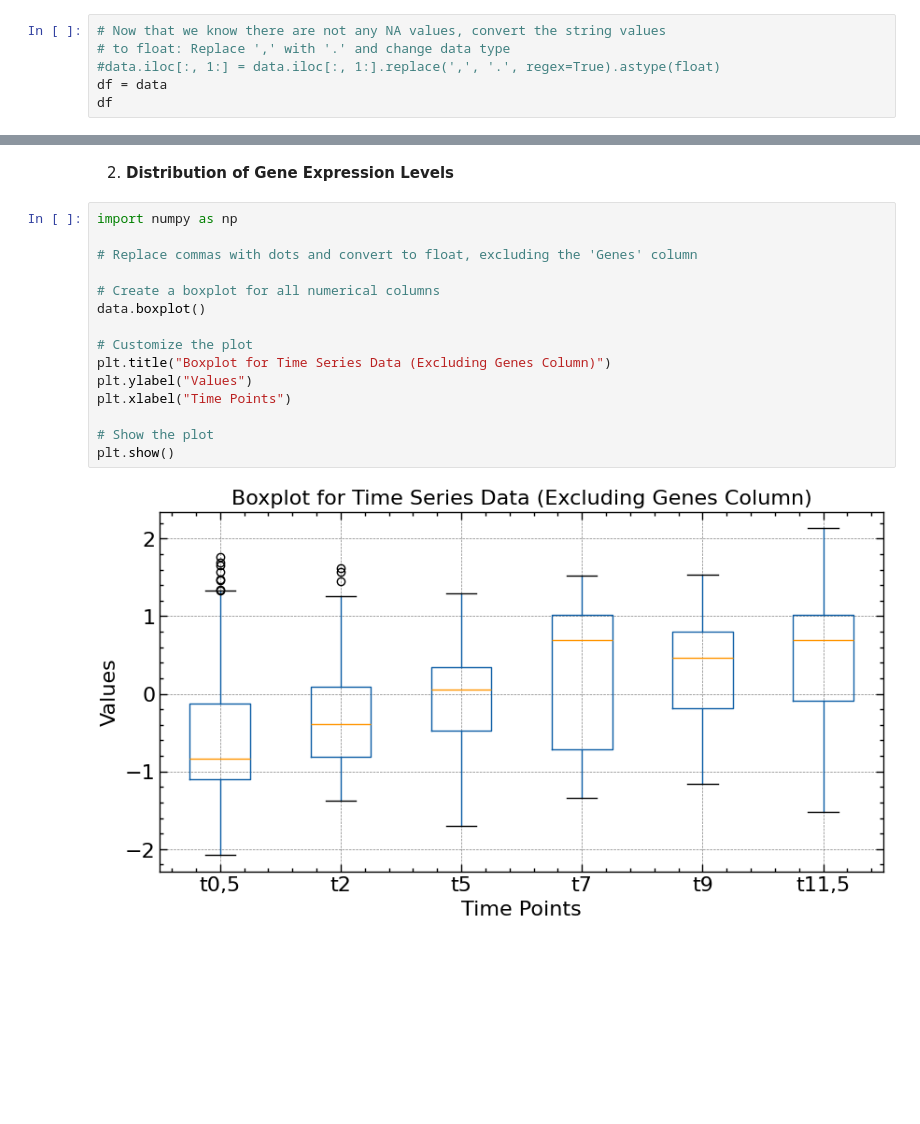
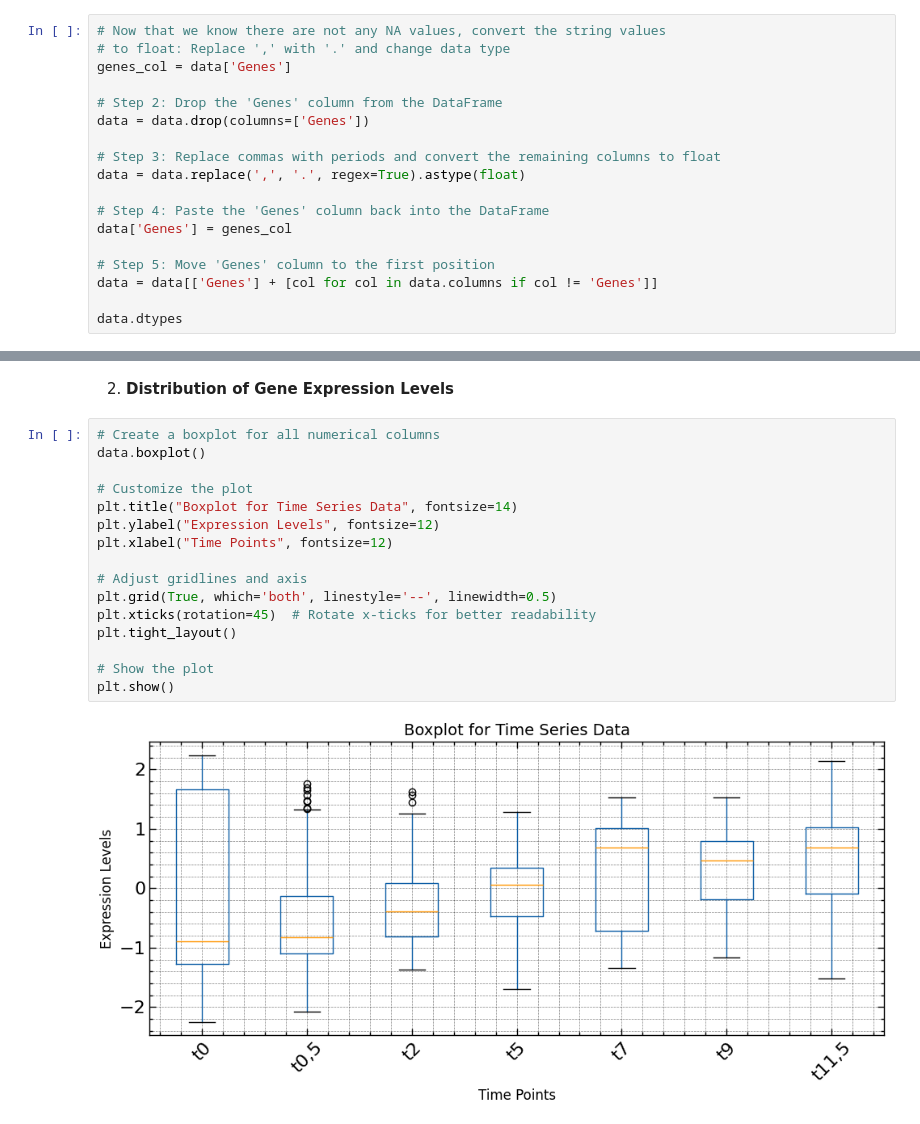
Before and after one commit to MarioPasc/complearn_projects, a Jupyter notebook: Clustering/code/k_means_clustering_sporulaton.ipynb, the cells around one changed output, grey strips where cells are left out. Saved outputs shown, nothing was run; the diff lists cells and outputs as text; blank space fills up the shorter version.

Commit message:
Finished EDA plotting

```diff
--- a/Clustering/code/k_means_clustering_sporulaton.ipynb
+++ b/Clustering/code/k_means_clustering_sporulaton.ipynb
@@ -74,7 +74,19 @@ plt.show()
 # %%
 # Now that we know there are not any NA values, convert the string values
 # to float: Replace ',' with '.' and change data type
-#data.iloc[:, 1:] = data.iloc[:, 1:].replace(',', '.', regex=True).astype(float)
-df = data
-df
+genes_col = data['Genes']
+
+# Step 2: Drop the 'Genes' column from the DataFrame
+data = data.drop(columns=['Genes'])
+
+# Step 3: Replace commas with periods and convert the remaining columns to float
+data = data.replace(',', '.', regex=True).astype(float)
+
+# Step 4: Paste the 'Genes' column back into the DataFrame
+data['Genes'] = genes_col
+
+# Step 5: Move 'Genes' column to the first position
+data = data[['Genes'] + [col for col in data.columns if col != 'Genes']]
+
+data.dtypes
 # %% [output]
@@ -124,19 +103,20 @@ df.dtypes
 # %% [markdown]
 2. **Distribution of Gene Expression Levels**
 # %%
-import numpy as np
-
-# Replace commas with dots and convert to float, excluding the 'Genes' column
-
 # Create a boxplot for all numerical columns
 data.boxplot()
 
 # Customize the plot
-plt.title("Boxplot for Time Series Data (Excluding Genes Column)")
-plt.ylabel("Values")
-plt.xlabel("Time Points")
+plt.title("Boxplot for Time Series Data", fontsize=14)
+plt.ylabel("Expression Levels", fontsize=12)
+plt.xlabel("Time Points", fontsize=12)
+
+# Adjust gridlines and axis
+plt.grid(True, which='both', linestyle='--', linewidth=0.5)
+plt.xticks(rotation=45)  # Rotate x-ticks for better readability
+plt.tight_layout()
 
 # Show the plot
 plt.show()
 # %% [output]
-[figure, old version]
+[figure, new version]
```
Also changed, not shown: parts of 10 cells of this notebook.
